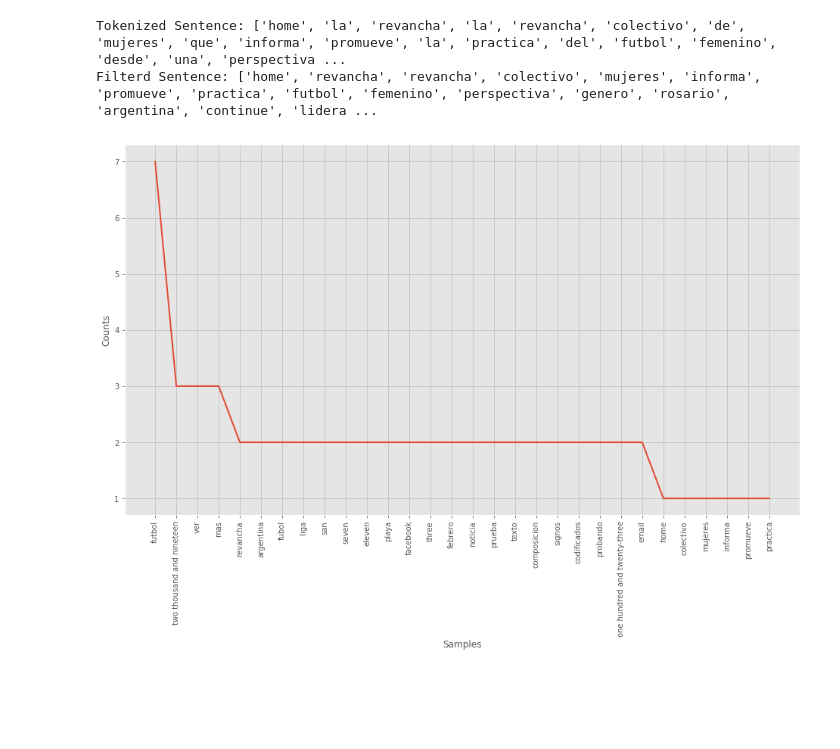
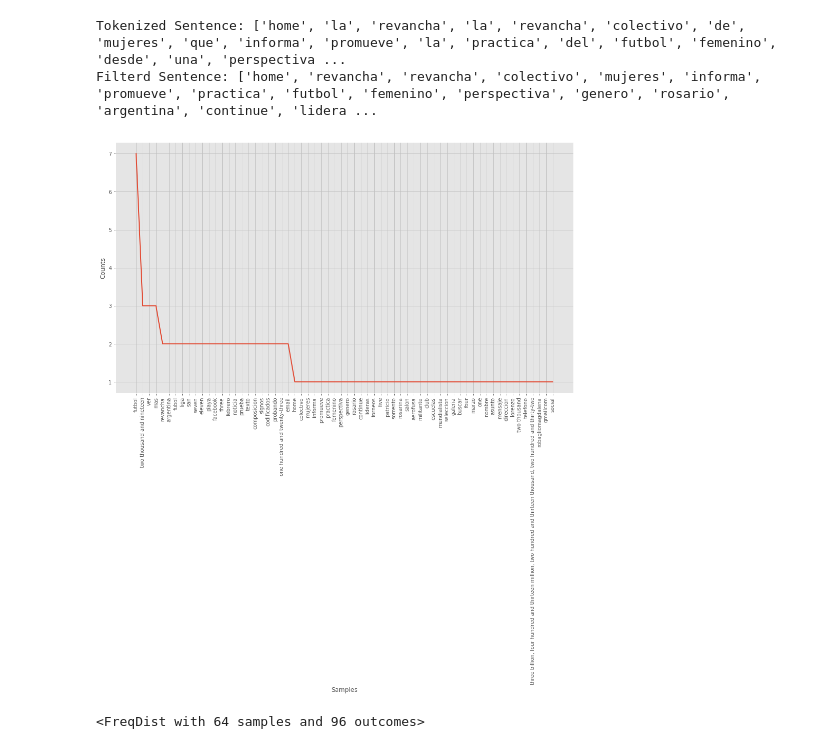
Before and after one commit to robagliom/mineria_texto, a Jupyter notebook: procesamiento_texto.ipynb, the cells around one changed output. Drawn from its saved outputs; the diff is of its cells as text; code cells hidden in the pictures; blank space fills up the shorter version.

```diff
--- a/procesamiento_texto.ipynb
+++ b/procesamiento_texto.ipynb
@@ -240,9 +240,13 @@ Filterd Sentence: ['home', 'revancha', 'revancha', 'colectivo', 'mujeres', 'info
 # %%
 #Frecuencia de distribución
 fdist = FreqDist(filtered_sent)
 
 # Ploteo frecuencia de distribución
-fdist.plot(30,cumulative=False)
+fdist.plot(cumulative=False)
 plt.show()
 # %% [output]
-[figure, old version]
+[figure, new version]
+# %%
+print(FreqDist(filtered_sent))
+# %% [output]
+<FreqDist with 64 samples and 96 outcomes>
```
